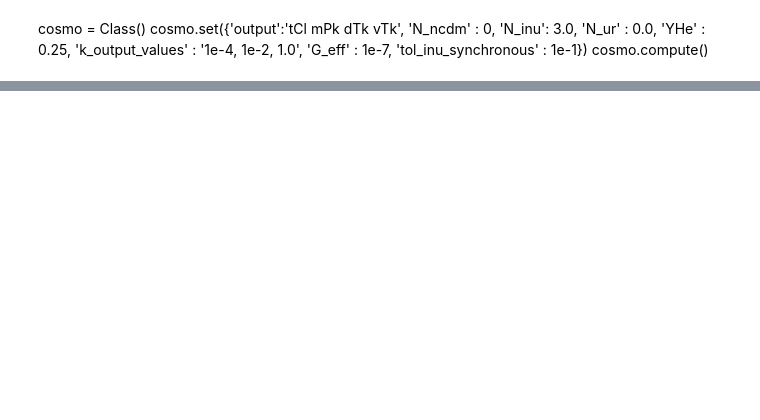
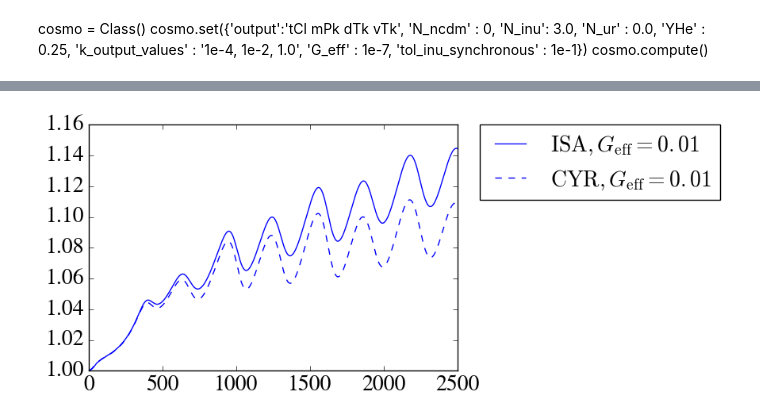
Before and after one commit to ThomasTram/CLASSmods, a Jupyter notebook: CYRvsISA.ipynb, the cells around one changed output, grey strips where cells are left out. Drawn from its saved outputs; the diff is of its cells as text; code cells hidden in the pictures; blank space fills up the shorter version.

```diff
--- a/CYRvsISA.ipynb
+++ b/CYRvsISA.ipynb
@@ -141,16 +175,18 @@ for G in G_eff_vec:
 # %%
 Ref = Standard
 clref = Ref.raw_cl()
 clnoint = NoInt.raw_cl()
 
-for G in G_eff_vec:
+for G in [1e-2]:
     cl_CYR = CYR[G].raw_cl()
     cl_ISA = ISA[G].raw_cl()
     l = cl_ISA['ell'][2:]
     p = plt.plot(l,cl_ISA['tt'][2:]/clref['tt'][2:],label=r'$\mathrm{ISA}, G_\mathrm{eff}='+"{:g}".format(G)+'$')
     colour = p[0].get_color()
     plt.plot(l,cl_CYR['tt'][2:]/clref['tt'][2:],label=r'$\mathrm{CYR}, G_\mathrm{eff}='+"{:g}".format(G)+'$',
              ls='--',color=colour)
 #plt.ylim([0.997,1.003])
 lgd = plt.legend(loc='upper left',ncol=1,bbox_to_anchor=(1.03, 1.045))
 #plt.savefig("CYRvsISA.pdf",bbox_extra_artists=(lgd,), bbox_inches='tight')
+# %% [output]
+[figure, added]
```
Also changed, not shown: parts of 41 cells of this notebook, 6 other files.
